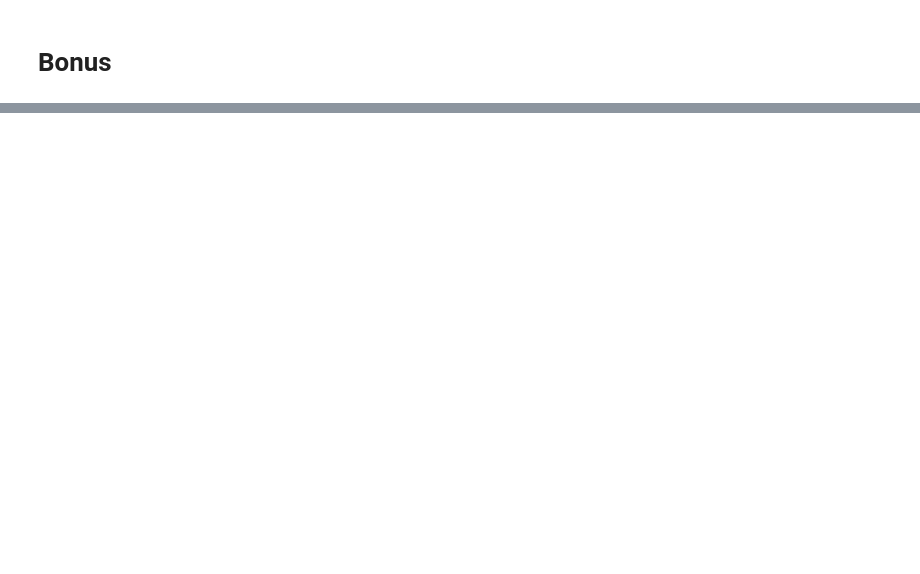
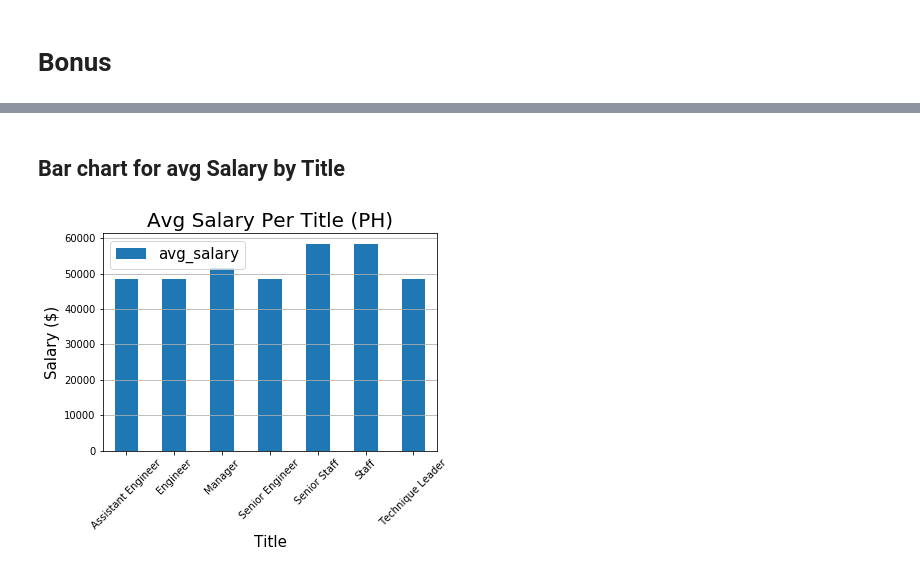
Before and after one commit to dowripple/sql-challenge, a Jupyter notebook: EmployeeSQL/Untitled.ipynb, the cells around one changed output, grey strips where cells are left out. Cells and saved outputs as stored; diff of their text form; code cells hidden in the pictures; blank space fills up the shorter version.

```diff
--- a/EmployeeSQL/Untitled.ipynb
+++ b/EmployeeSQL/Untitled.ipynb
@@ -11,0 +86,4 @@ OperationalError: (psycopg2.OperationalError) fe_sendauth: no password supplied
+# %%
+avg_title_salary_df = pd.read_sql_query('SELECT t.title, ROUND(AVG(s.salary),0) AS Avg_Salary FROM "title" t INNER JOIN "employee" e ON t.emp_no = e.emp_no INNER JOIN "salary" s ON e.emp_no = s.emp_no GROUP BY t.title; ',con=connection)
+
+avg_title_salary_df.head()
@@ -11,0 +97,18 @@ OperationalError: (psycopg2.OperationalError) fe_sendauth: no password supplied
+# %% [markdown]
+## Bar chart for avg Salary by Title
+# %%
+avg_chart = avg_title_salary_df.plot.bar(x='title', y='avg_salary', rot=45)
+
+avg_chart.set_xlabel("Title", fontsize=15)
+avg_chart.set_ylabel('Salary ($)', fontsize=15)
+avg_chart.yaxis.grid(True)
+avg_chart.legend(loc='best',fontsize=15)
+avg_chart.set_title('Avg Salary Per Title (PH)', fontdict={'fontsize': 20, 'fontweight': 'medium'})
+
+avg_chart.get_figure().savefig('images/avg_salary_by_title.png')
+
+# fig.savefig("images\avg_salary_by_title.png")
+
+# ax.savefig('')
+# %% [output]
+[figure, added]
```
Also changed, not shown: parts of 12 cells of this notebook, 2 other files.
